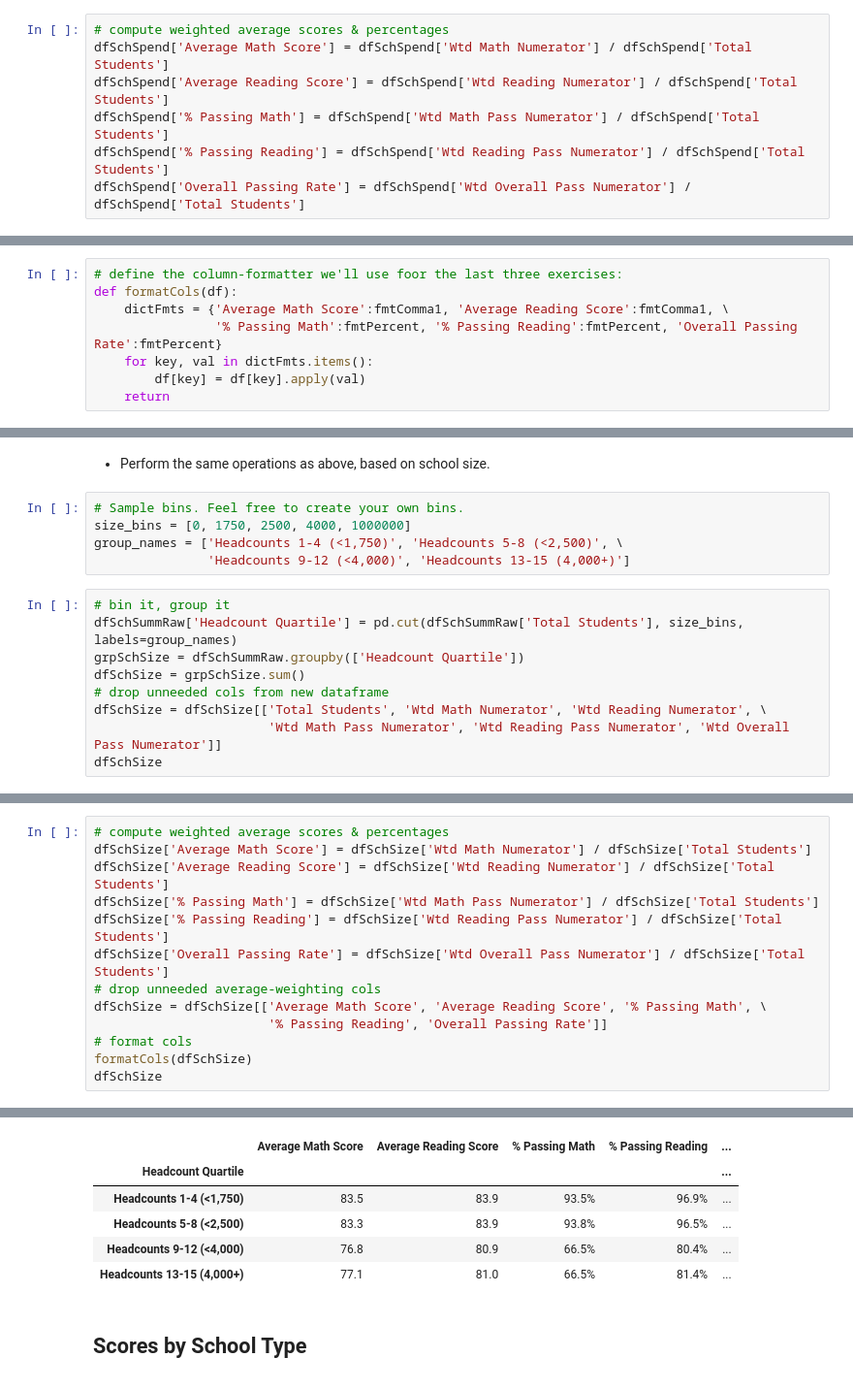
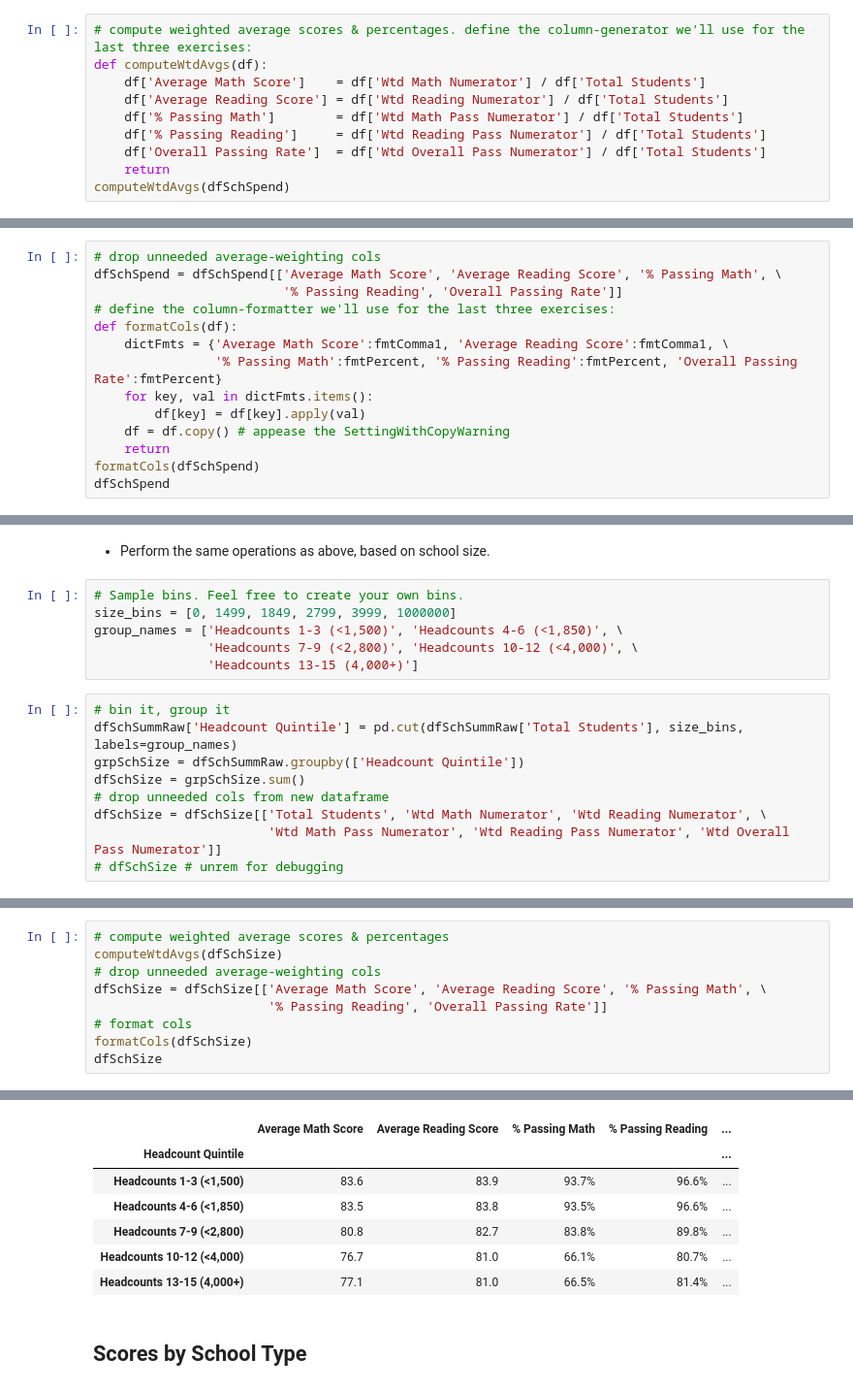
Before and after one commit to ekenigsberg/BootCampHomework04-2019-06-12, a Jupyter notebook: PyCitySchools.ipynb, the cells around one changed output, grey strips where cells are left out. Shown at 97% size. Drawn from its saved outputs; the diff is of its cells as text.

```diff
--- a/PyCitySchools.ipynb
+++ b/PyCitySchools.ipynb
@@ -327,7 +325,10 @@ dfSchSpend
 # %%
-# compute weighted average scores & percentages
-dfSchSpend['Average Math Score'] = dfSchSpend['Wtd Math Numerator'] / dfSchSpend['Total Students']
-dfSchSpend['Average Reading Score'] = dfSchSpend['Wtd Reading Numerator'] / dfSchSpend['Total Students']
-dfSchSpend['% Passing Math'] = dfSchSpend['Wtd Math Pass Numerator'] / dfSchSpend['Total Students']
-dfSchSpend['% Passing Reading'] = dfSchSpend['Wtd Reading Pass Numerator'] / dfSchSpend['Total Students']
-dfSchSpend['Overall Passing Rate'] = dfSchSpend['Wtd Overall Pass Numerator'] / dfSchSpend['Total Students']
+# compute weighted average scores & percentages. define the column-generator we'll use for the last three exercises:
+def computeWtdAvgs(df):
+    df['Average Math Score']    = df['Wtd Math Numerator'] / df['Total Students']
+    df['Average Reading Score'] = df['Wtd Reading Numerator'] / df['Total Students']
+    df['% Passing Math']        = df['Wtd Math Pass Numerator'] / df['Total Students']
+    df['% Passing Reading']     = df['Wtd Reading Pass Numerator'] / df['Total Students']
+    df['Overall Passing Rate']  = df['Wtd Overall Pass Numerator'] / df['Total Students']
+    return
+computeWtdAvgs(dfSchSpend)
@@ -338,8 +335,14 @@ dfSchSpend = dfSchSpend[['Average Math Score', 'Average Reading Score', '% Passi
 # %%
-# define the column-formatter we'll use foor the last three exercises:
+# drop unneeded average-weighting cols
+dfSchSpend = dfSchSpend[['Average Math Score', 'Average Reading Score', '% Passing Math', \
+                         '% Passing Reading', 'Overall Passing Rate']]
+# define the column-formatter we'll use for the last three exercises:
 def formatCols(df):
     dictFmts = {'Average Math Score':fmtComma1, 'Average Reading Score':fmtComma1, \
                 '% Passing Math':fmtPercent, '% Passing Reading':fmtPercent, 'Overall Passing Rate':fmtPercent}
     for key, val in dictFmts.items():
         df[key] = df[key].apply(val)
+    df = df.copy() # appease the SettingWithCopyWarning
     return
+formatCols(dfSchSpend)
+dfSchSpend
@@ -362,15 +360,16 @@ See the caveats in the documentation: http://pandas.pydata.org/pandas-docs/stabl
 * Perform the same operations as above, based on school size.
 # %%
 # Sample bins. Feel free to create your own bins.
-size_bins = [0, 1750, 2500, 4000, 1000000]
-group_names = ['Headcounts 1-4 (<1,750)', 'Headcounts 5-8 (<2,500)', \
-               'Headcounts 9-12 (<4,000)', 'Headcounts 13-15 (4,000+)']
+size_bins = [0, 1499, 1849, 2799, 3999, 1000000]
+group_names = ['Headcounts 1-3 (<1,500)', 'Headcounts 4-6 (<1,850)', \
+               'Headcounts 7-9 (<2,800)', 'Headcounts 10-12 (<4,000)', \
+               'Headcounts 13-15 (4,000+)']
 # %%
 # bin it, group it
-dfSchSummRaw['Headcount Quartile'] = pd.cut(dfSchSummRaw['Total Students'], size_bins, labels=group_names)
-grpSchSize = dfSchSummRaw.groupby(['Headcount Quartile'])
+dfSchSummRaw['Headcount Quintile'] = pd.cut(dfSchSummRaw['Total Students'], size_bins, labels=group_names)
+grpSchSize = dfSchSummRaw.groupby(['Headcount Quintile'])
 dfSchSize = grpSchSize.sum()
 # drop unneeded cols from new dataframe
 dfSchSize = dfSchSize[['Total Students', 'Wtd Math Numerator', 'Wtd Reading Numerator', \
                        'Wtd Math Pass Numerator', 'Wtd Reading Pass Numerator', 'Wtd Overall Pass Numerator']]
-dfSchSize
+# dfSchSize # unrem for debugging
@@ -384,10 +376,6 @@ dfSchSize
 # %%
 # compute weighted average scores & percentages
-dfSchSize['Average Math Score'] = dfSchSize['Wtd Math Numerator'] / dfSchSize['Total Students']
-dfSchSize['Average Reading Score'] = dfSchSize['Wtd Reading Numerator'] / dfSchSize['Total Students']
-dfSchSize['% Passing Math'] = dfSchSize['Wtd Math Pass Numerator'] / dfSchSize['Total Students']
-dfSchSize['% Passing Reading'] = dfSchSize['Wtd Reading Pass Numerator'] / dfSchSize['Total Students']
-dfSchSize['Overall Passing Rate'] = dfSchSize['Wtd Overall Pass Numerator'] / dfSchSize['Total Students']
+computeWtdAvgs(dfSchSize)
 # drop unneeded average-weighting cols
 dfSchSize = dfSchSize[['Average Math Score', 'Average Reading Score', '% Passing Math', \
                        '% Passing Reading', 'Overall Passing Rate']]
@@ -402,8 +386,9 @@ See the caveats in the documentation: http://pandas.pydata.org/pandas-docs/stabl
 |  | Average Math Score | Average Reading Score | % Passing Math | % Passing Reading | ... |
-| Headcount Quartile |  |  |  |  | ... |
-| Headcounts 1-4 (<1,750) | 83.5 | 83.9 | 93.5% | 96.9% | ... |
-| Headcounts 5-8 (<2,500) | 83.3 | 83.9 | 93.8% | 96.5% | ... |
-| Headcounts 9-12 (<4,000) | 76.8 | 80.9 | 66.5% | 80.4% | ... |
+| Headcount Quintile |  |  |  |  | ... |
+| Headcounts 1-3 (<1,500) | 83.6 | 83.9 | 93.7% | 96.6% | ... |
+| Headcounts 4-6 (<1,850) | 83.5 | 83.8 | 93.5% | 96.6% | ... |
+| Headcounts 7-9 (<2,800) | 80.8 | 82.7 | 83.8% | 89.8% | ... |
+| Headcounts 10-12 (<4,000) | 76.7 | 81.0 | 66.1% | 80.7% | ... |
 | Headcounts 13-15 (4,000+) | 77.1 | 81.0 | 66.5% | 81.4% | ... |
 # %% [markdown]
 ## Scores by School Type
```
Also changed, not shown: parts of 13 cells of this notebook.
